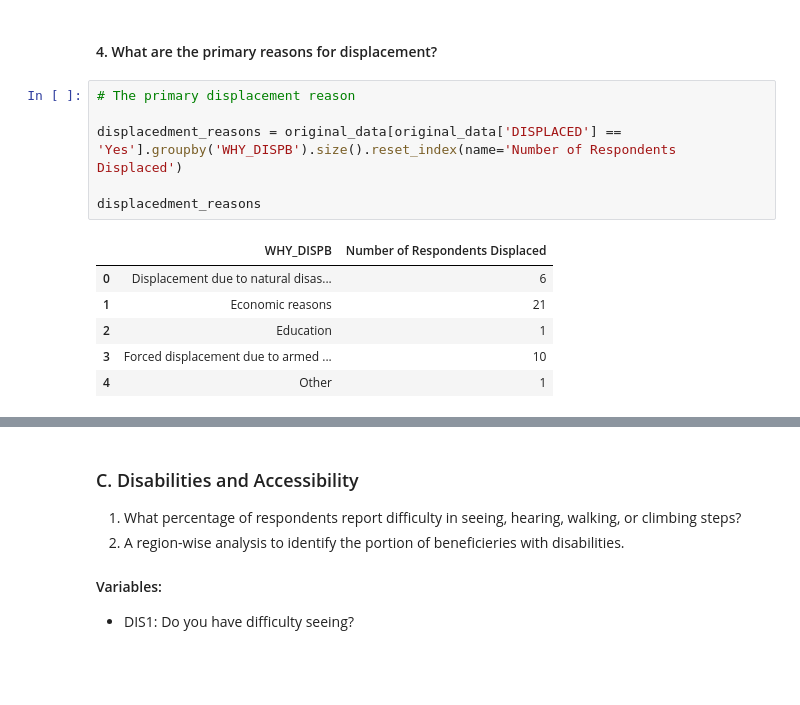
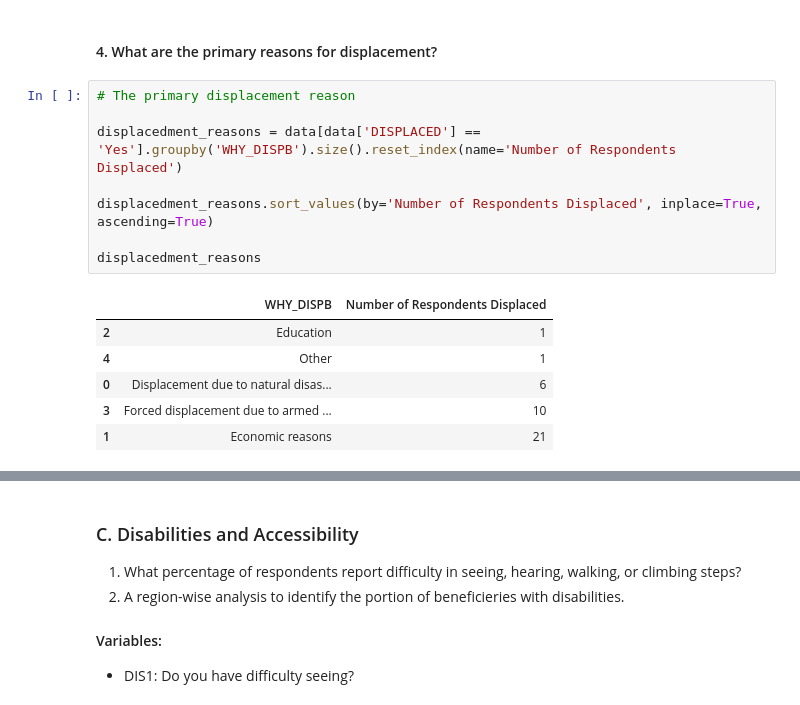
Before and after one commit to Mirwais-Farahi/MSIHealthServiceAnalytics, a Jupyter notebook: notebooks/03_Descriptive_Analysis.ipynb, the cells around one changed output, grey strips where cells are left out. Drawn from its saved outputs; the diff is of its cells as text; blank space fills up the shorter version.

```diff
--- a/notebooks/03_Descriptive_Analysis.ipynb
+++ b/notebooks/03_Descriptive_Analysis.ipynb
@@ -394,13 +362,15 @@ plt.show()
 # %%
 # The primary displacement reason
 
-displacedment_reasons = original_data[original_data['DISPLACED'] == 'Yes'].groupby('WHY_DISPB').size().reset_index(name='Number of Respondents Displaced')
+displacedment_reasons = data[data['DISPLACED'] == 'Yes'].groupby('WHY_DISPB').size().reset_index(name='Number of Respondents Displaced')
+
+displacedment_reasons.sort_values(by='Number of Respondents Displaced', inplace=True, ascending=True)
 
 displacedment_reasons
 # %% [output]
 |  | WHY_DISPB | Number of Respondents Displaced |
+| 2 | Education | 1 |
+| 4 | Other | 1 |
 | 0 | Displacement due to natural disas... | 6 |
+| 3 | Forced displacement due to armed ... | 10 |
 | 1 | Economic reasons | 21 |
-| 2 | Education | 1 |
-| 3 | Forced displacement due to armed ... | 10 |
-| 4 | Other | 1 |
```
Also changed, not shown: parts of 16 cells of this notebook.
